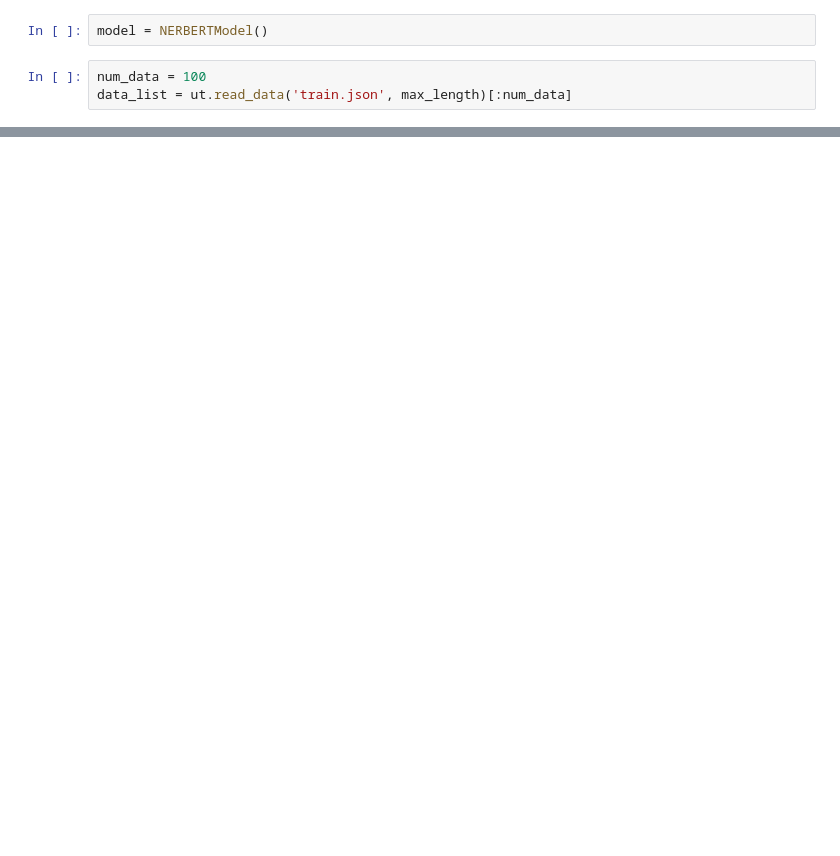
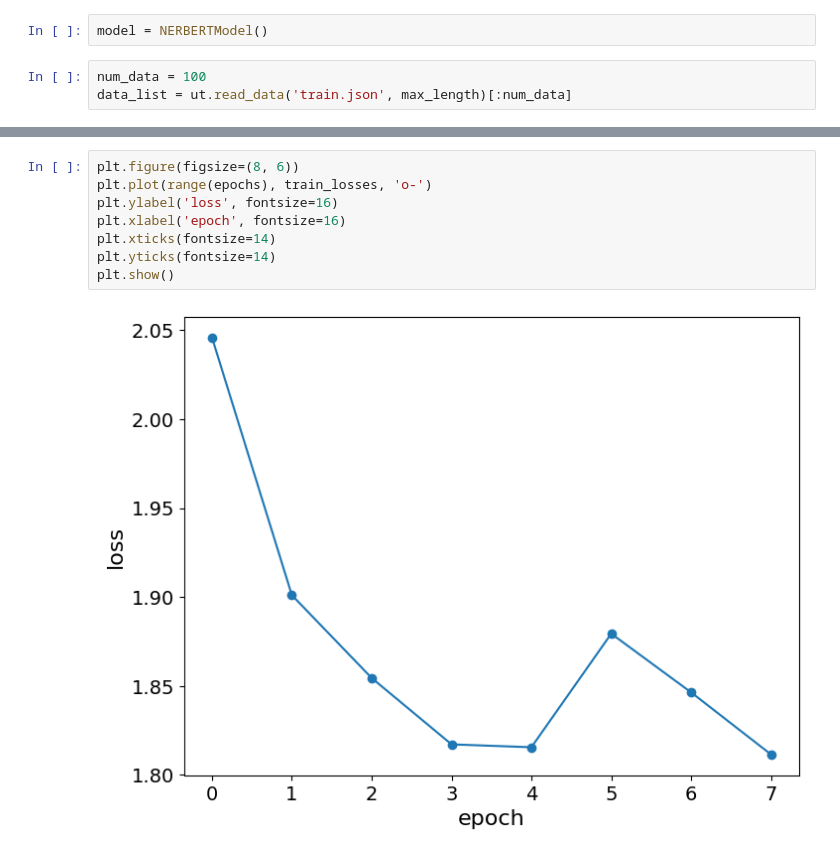
Before and after one commit to BOWENmeZHENG/Bert-MLIP-V1, a Jupyter notebook: train_ner.ipynb, the cells around one changed output, grey strips where cells are left out. Saved outputs shown, nothing was run; the diff lists cells and outputs as text; blank space fills up the shorter version.

```diff
--- a/train_ner.ipynb
+++ b/train_ner.ipynb
@@ -99,0 +129,10 @@ KeyboardInterrupt:
+# %%
+plt.figure(figsize=(8, 6))
+plt.plot(range(epochs), train_losses, 'o-')
+plt.ylabel('loss', fontsize=16)
+plt.xlabel('epoch', fontsize=16)
+plt.xticks(fontsize=14)
+plt.yticks(fontsize=14)
+plt.show()
+# %% [output]
+[figure, added]
```
Also changed, not shown: parts of 17 cells of this notebook, 1 other file.
